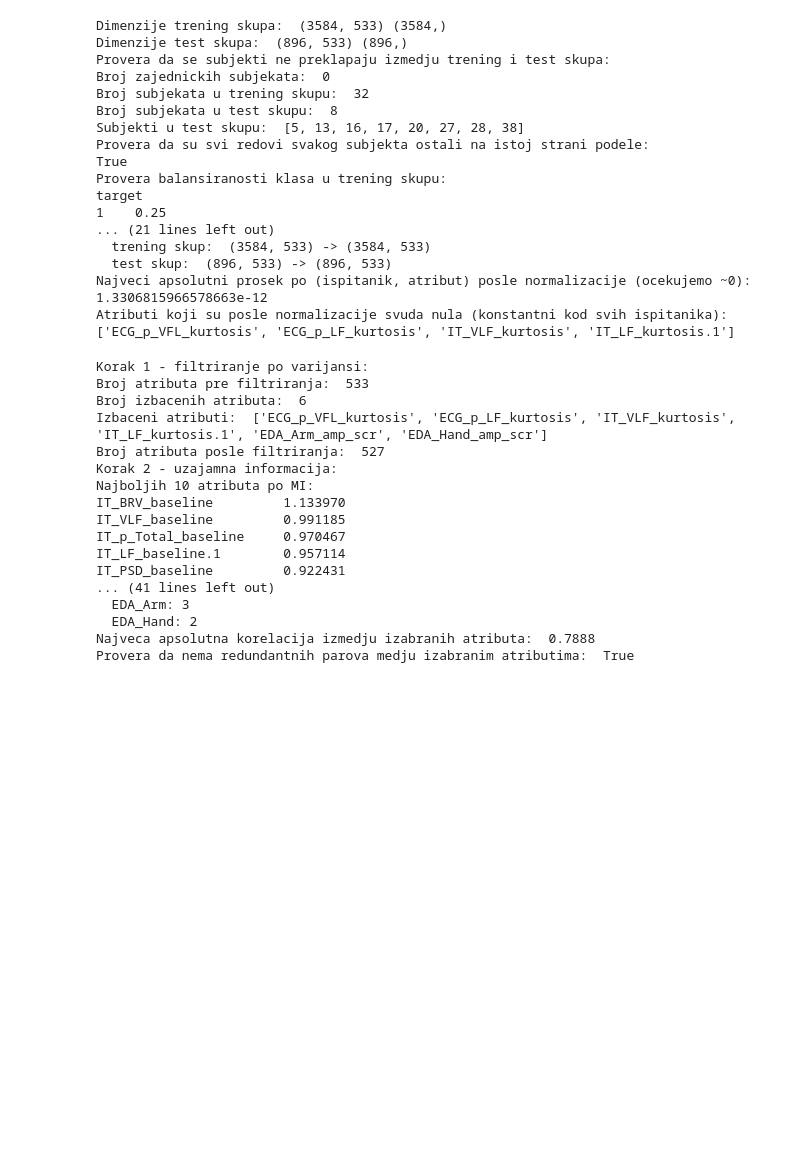
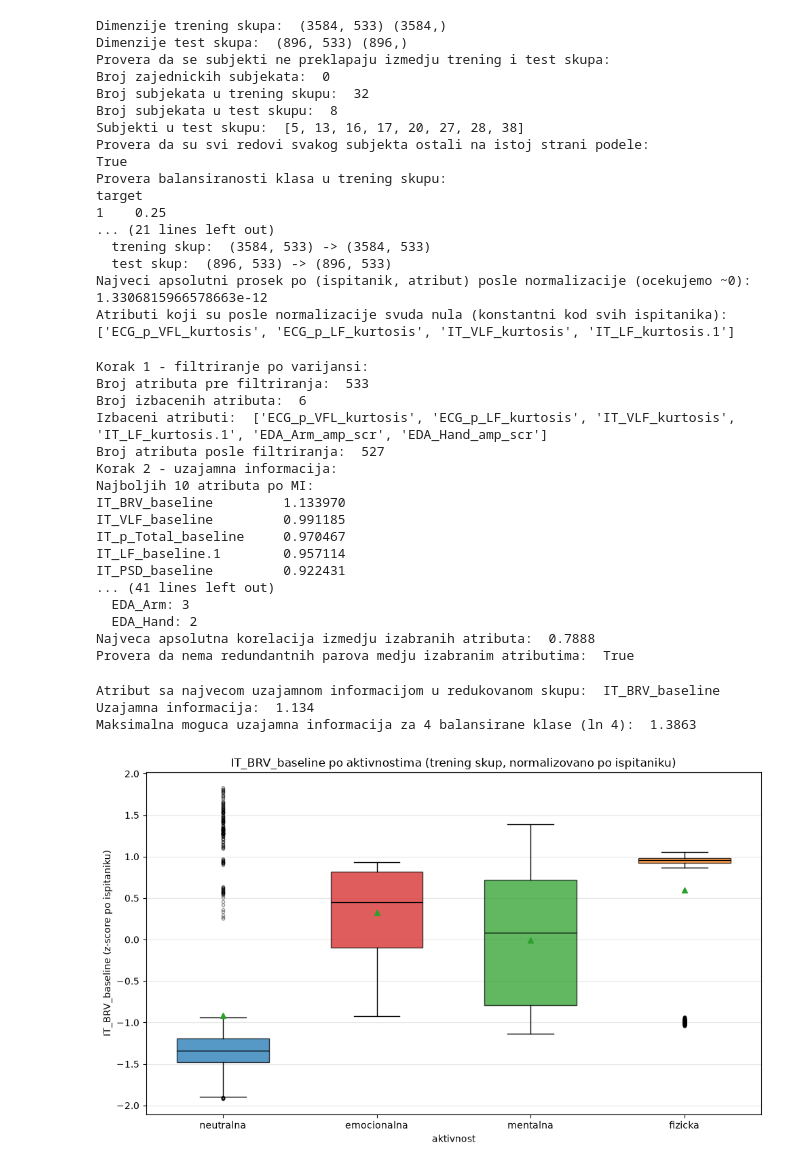
Before and after one commit to Boce03/ml_activity_classification, a Jupyter notebook: notebook.ipynb, the cells around one changed output. Cells and saved outputs as stored; diff of their text form; code cells hidden in the pictures; blank space fills up the shorter version.

Commit message:
add boxplots per-class and numerical metrics for top feature by mutual information after feature reduction to see how well feature separates classes by itself

```diff
--- a/notebook.ipynb
+++ b/notebook.ipynb
@@ -1428,3 +1428,76 @@ IT_PSD_baseline         0.922431
   EDA_Hand: 2
 Najveca apsolutna korelacija izmedju izabranih atributa:  0.7888
 Provera da nema redundantnih parova medju izabranim atributima:  True
+# %%
+# Za atribut sa najvecom uzajamnom informacijom iz novog, redukovanog skupa atributa gledamo koliko dobro razdvaja aktivnosti.
+# Posto je citav ovaj deo radjen nad podacima normalizovanim po ispitaniku, ovde je razdvajanje globalno - vazi kada se svi
+# ispitanici posmatraju zajedno, a ne samo unutar pojedinacnog ispitanika (sto je bila zamka kod sirovih podataka).
+
+top_selected_feature = mi_scores.loc[selected_features].idxmax()
+top_selected_values = X_train_reduced[top_selected_feature]
+
+print("Atribut sa najvecom uzajamnom informacijom u redukovanom skupu: ", top_selected_feature)
+print("Uzajamna informacija: ", round(float(mi_scores[top_selected_feature]), 4))
+print("Maksimalna moguca uzajamna informacija za 4 balansirane klase (ln 4): ", round(float(np.log(4)), 4))
+
+fig, ax = plt.subplots(figsize=(10, 6))
+
+boxes = ax.boxplot(
+    [top_selected_values[y_train == activity] for activity in activities],
+    tick_labels=[ACTIVITY_NAMES[activity] for activity in activities],
+    patch_artist=True,
+    showmeans=True,
+    widths=0.6,
+    flierprops={"marker": "o", "markersize": 3, "alpha": 0.4},
+)
+for patch, activity in zip(boxes["boxes"], activities):
+    patch.set_facecolor(ACTIVITY_PLOT_COLORS[activity])
+    patch.set_alpha(0.75)
+for median_line in boxes["medians"]:
+    median_line.set_color("black")
+
+ax.set_title(f"{top_selected_feature} po aktivnostima (trening skup, normalizovano po ispitaniku)")
+ax.set_xlabel("aktivnost")
+ax.set_ylabel(f"{top_selected_feature} (z-score po ispitaniku)")
+ax.grid(axis="y", alpha=0.3)
+fig.tight_layout()
+plt.show()
+
+# --- Brojcani rezime po klasama ---
+# medijana i IQR su otporni na ekstremne vrednosti, pa se uz sredinu i kvartile najbolje vidi gde je centar klase i koliko je siroka
+class_summary = pd.DataFrame({
+    "medijana": top_selected_values.groupby(y_train).median(),
+    "sredina": top_selected_values.groupby(y_train).mean(),
+    "Q1": top_selected_values.groupby(y_train).quantile(0.25),
+    "Q3": top_selected_values.groupby(y_train).quantile(0.75),
+})
+class_summary["IQR"] = class_summary["Q3"] - class_summary["Q1"]
+class_summary.index = [ACTIVITY_NAMES[activity] for activity in class_summary.index]
+
+print("Rezime raspodele atributa", top_selected_feature, "po aktivnostima: ")
+print(class_summary.round(3).to_string())
+
+# --- Mere koliko dobro atribut razdvaja klase ---
+# 1) razlika najvece i najmanje medijane u odnosu na prosecno rasipanje unutar klase - ako je odnos mali, klase se preklapaju
+median_spread = class_summary["medijana"].max() - class_summary["medijana"].min()
+print("Razlika najvece i najmanje medijane po klasama: ", round(float(median_spread), 4))
+print("Prosecan IQR unutar klase: ", round(float(class_summary["IQR"].mean()), 4))
+print("Odnos razlike medijana i prosecnog IQR-a: ", round(float(median_spread / class_summary["IQR"].mean()), 4))
+
+# 2) eta^2 - koliki deo ukupne varijanse atributa objasnjava bas pripadnost klasi (0 = nikakvo razdvajanje, 1 = savrseno)
+print("eta^2 (udeo varijanse koji objasnjava aktivnost): ", round(float(eta_squared(top_selected_values, y_train)), 4))
+
+# 3) koliko se parovi klasa preklapaju po interkvartilnom rasponu - ako se kutije dve klase ne seku, te dve klase atribut razdvaja sam za sebe
+print("Preklapanje interkvartilnih raspona po parovima klasa: ")
+for first_index, first_activity in enumerate(activities):
+    for second_activity in activities[first_index + 1:]:
+        first_q1, first_q3 = class_summary.loc[ACTIVITY_NAMES[first_activity], ["Q1", "Q3"]]
+        second_q1, second_q3 = class_summary.loc[ACTIVITY_NAMES[second_activity], ["Q1", "Q3"]]
+        overlap = min(first_q3, second_q3) - max(first_q1, second_q1)
+        status = "kutije se ne seku" if overlap <= 0 else f"preklapanje {overlap:.3f}"
+        print(f"  {ACTIVITY_NAMES[first_activity]:<12} vs {ACTIVITY_NAMES[second_activity]:<12} -> {status}")
+# %% [output]
+Atribut sa najvecom uzajamnom informacijom u redukovanom skupu:  IT_BRV_baseline
+Uzajamna informacija:  1.134
+Maksimalna moguca uzajamna informacija za 4 balansirane klase (ln 4):  1.3863
+[figure, added]
```
Also changed, not shown: parts of 2 cells of this notebook.
